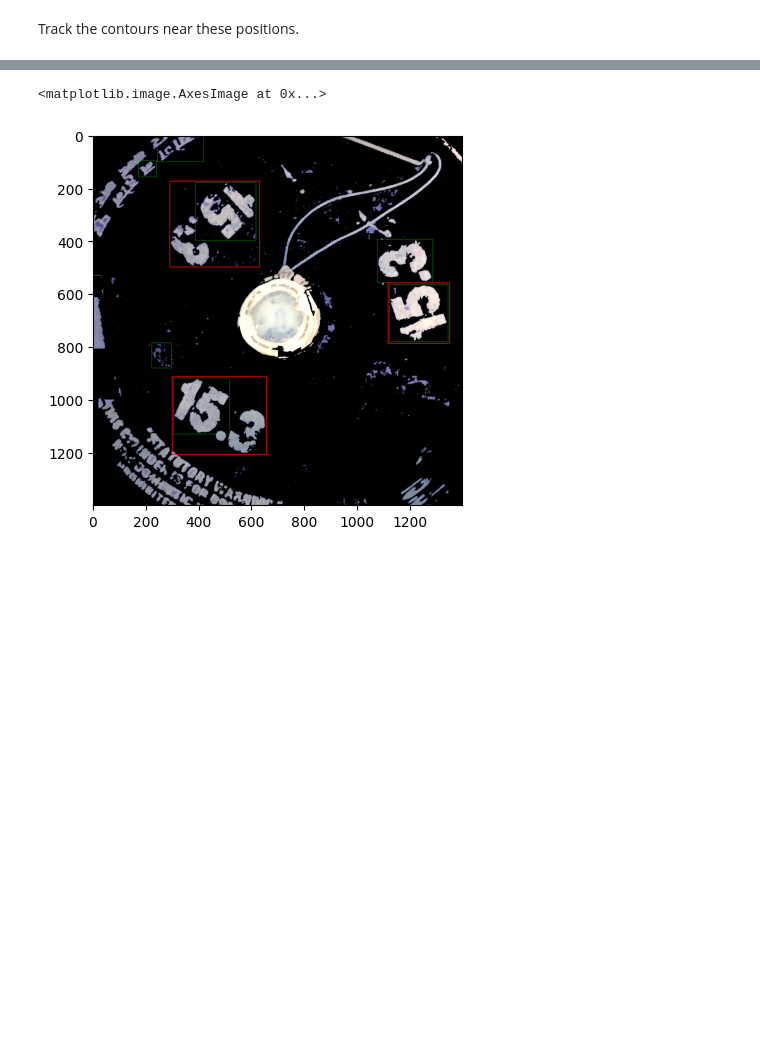
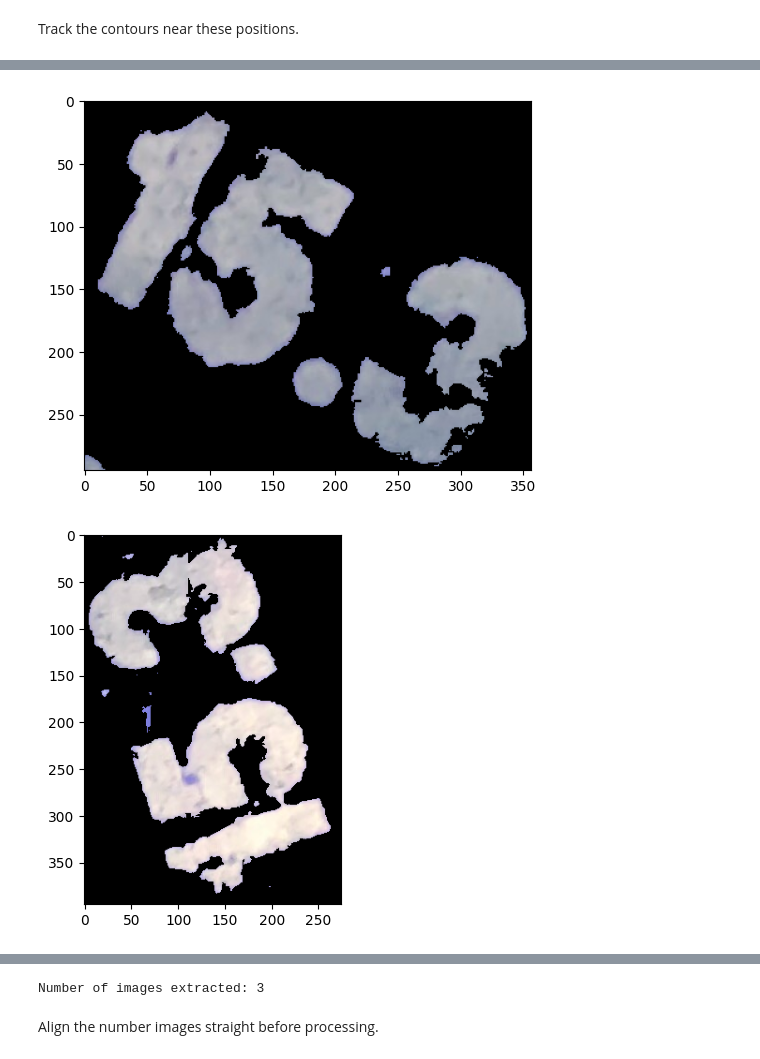
Before and after one commit to siddeshwarnavink/gas-cylinder-weight, a Jupyter notebook: gas-cylinder-weight/code-testing/non-pointer-solution.ipynb, the cells around one changed output, grey strips where cells are left out. Cells and saved outputs as stored; diff of their text form; code cells hidden in the pictures; blank space fills up the shorter version.

```diff
--- a/gas-cylinder-weight/code-testing/non-pointer-solution.ipynb
+++ b/gas-cylinder-weight/code-testing/non-pointer-solution.ipynb
@@ -39,6 +39,7 @@ def getCroppedImage(image):
     return cropped_image
 
 cropped_image = getCroppedImage(image)
+originalImage = cropped_image.copy()
 plt.imshow(cropped_image)
 # %% [output]
 <matplotlib.image.AxesImage at 0x...>
@@ -115,29 +116,39 @@ Filter out the overlapping contours.
 # %%
 def check_contour_overlap(contour1, contour2):
     # Get the bounding rectangles of the contours
     x1, y1, w1, h1 = cv2.boundingRect(contour1)
     x2, y2, w2, h2 = cv2.boundingRect(contour2)
 
     # Calculate the coordinates of the top-left and bottom-right corners of the rectangles
     rect1_tl = (x1, y1)
     rect1_br = (x1 + w1, y1 + h1)
     rect2_tl = (x2, y2)
     rect2_br = (x2 + w2, y2 + h2)
 
     # Check if the rectangles intersect
     if rect1_tl[0] < rect2_br[0] and rect1_br[0] > rect2_tl[0] and rect1_tl[1] < rect2_br[1] and rect1_br[1] > rect2_tl[1]:
         return True  # Contours overlap
     else:
         return False  # Contours do not overlap
 
 def filterNumberImages(image, number_positions, nearby_contours):
+    img_counter=0
+    extract_images=[]
+
     for parentCntData in nearby_contours:
         for childCntData in number_positions:
             if(check_contour_overlap(parentCntData['cnt'],childCntData['cnt'])):
+                img_counter+=1
                 x, y, w, h = cv2.boundingRect(parentCntData['cnt'])
-                cv2.rectangle(image, (x, y), (x + w, y + h), (255, 0, 0), 2)
+                extract_image = originalImage[y:y+h, x:x+w]
+                extract_images.append(extract_image)
+                plt.imshow(extract_image)
+                plt.show()
+    return extract_images
 
 
-filterNumberImages(cropped_image, number_positions, nearby_contours)
-plt.imshow(cropped_image)
+extract_images=filterNumberImages(cropped_image, number_positions, nearby_contours)
+print(f'Number of images extracted: {len(extract_images)}')
 # %% [output]
+[figure, new version]
+[figure, added]
@@ -144,2 +156,3 @@ plt.imshow(cropped_image)
-<matplotlib.image.AxesImage at 0x...>
+Number of images extracted: 3
-[figure, old version]
+# %% [markdown]
+Align the number images straight before processing.
```
Also changed, not shown: parts of 4 cells of this notebook.
